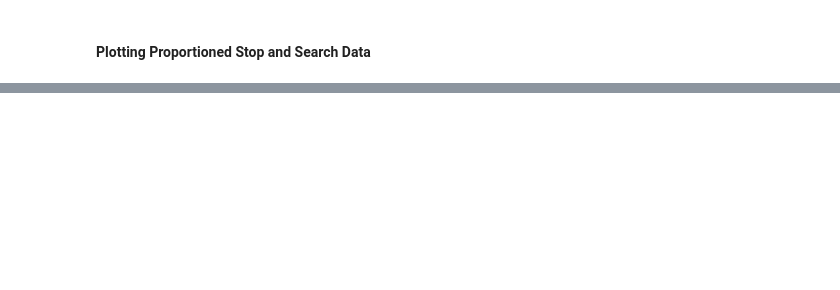
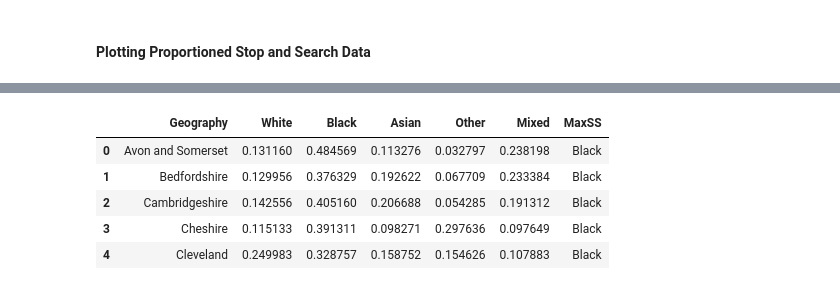
Before and after one commit to neerajthandayan/CourseProject, a Jupyter notebook: Crime_Data.ipynb, the cells around one changed output, grey strips where cells are left out. Cells and saved outputs as stored; diff of their text form; code cells hidden in the pictures; blank space fills up the shorter version.

```diff
--- a/Crime_Data.ipynb
+++ b/Crime_Data.ipynb
@@ -203,0 +253,10 @@ geom_text(aes(label=np.round(y1,2)), vjust='bottom')
+# %%
+SSProb['MaxSS'] = me
+SSProb.head(5)
+# %% [output]
+|  | Geography | White | Black | Asian | Other | Mixed | MaxSS |
+| 0 | Avon and Somerset | 0.131160 | 0.484569 | 0.113276 | 0.032797 | 0.238198 | Black |
+| 1 | Bedfordshire | 0.129956 | 0.376329 | 0.192622 | 0.067709 | 0.233384 | Black |
+| 2 | Cambridgeshire | 0.142556 | 0.405160 | 0.206688 | 0.054285 | 0.191312 | Black |
+| 3 | Cheshire | 0.115133 | 0.391311 | 0.098271 | 0.297636 | 0.097649 | Black |
+| 4 | Cleveland | 0.249983 | 0.328757 | 0.158752 | 0.154626 | 0.107883 | Black |
```
Also changed, not shown: parts of 14 cells of this notebook.
